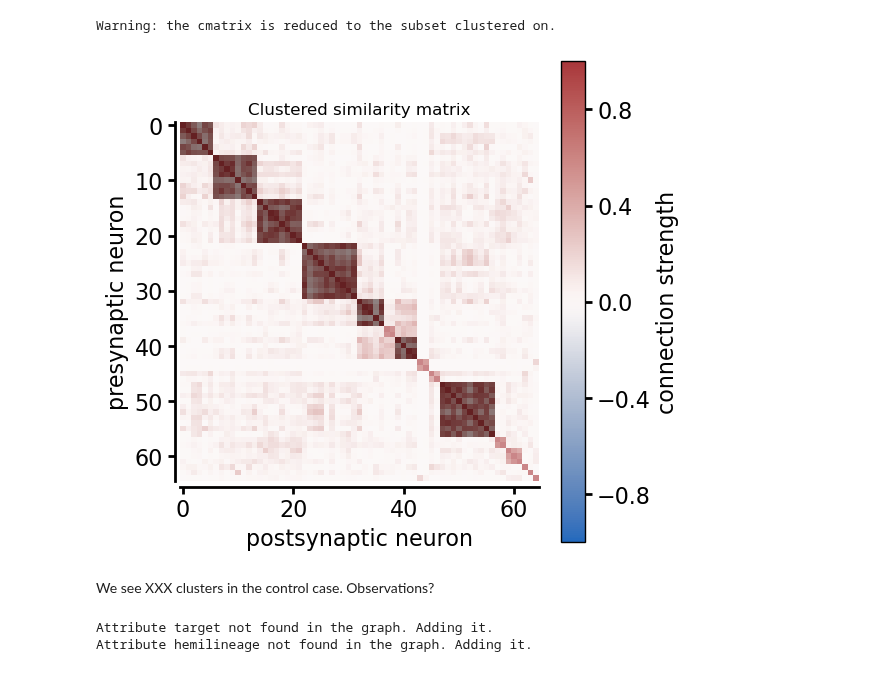
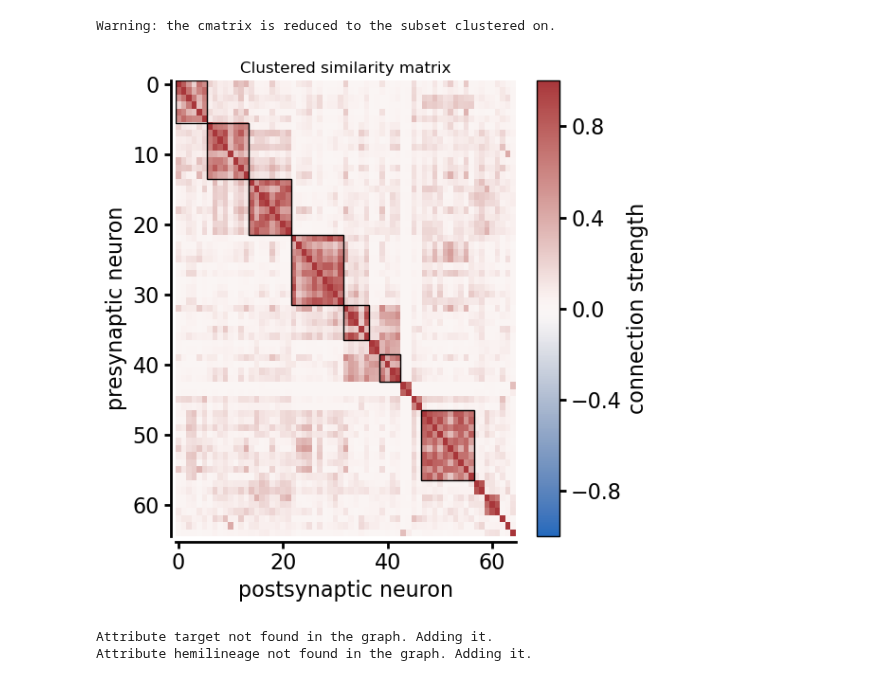
Before and after one commit to NeLy-EPFL/vnc_networks, a Jupyter notebook: scripts/generate_plots/muscle_synergies.ipynb, the cells around one changed output. Drawn from its saved outputs; the diff is of its cells as text; code cells hidden in the pictures.

```diff
--- a/scripts/generate_plots/muscle_synergies.ipynb
+++ b/scripts/generate_plots/muscle_synergies.ipynb
@@ -29,7 +34,7 @@ FIG_DIR = MANC(manc_version).get_fig_dir()
 MDN_FIGS = os.path.join(FIG_DIR, MDN_DIR)
 os.makedirs(MDN_FIGS, exist_ok=True)
 # %%
-savefigs = True  # True to save figures
+savefigs = False  # True to save figures
 # %%
 CR = MANC(manc_version)
 split_mdn_vnc = mdn_helper.get_vnc_split_MDNs_by_neuropil(
@@ -154,27 +159,39 @@ Warning: the cmatrix is reduced to the subset clustered on.
 # %%
 # Visualise the clusters
 
 fig, ax = plt.subplots(figsize=(6, 6))
 # Visualise the similarity matrix and its clusters
 clustered_sim_mat = clustered_cmatrix.get_matrix().todense()
 # create a matrix of zeros
 mat = np.zeros((clustered_sim_mat.shape[0], clustered_sim_mat.shape[1]))
 # draw the boundaries between clusters
 for cluster in index_clusters:
     mat[cluster[0] : cluster[-1] + 1, cluster[0] : cluster[-1] + 1] = 1
 ax, _ = clustered_cmatrix.imshow(savefig=False, ax=ax, title="Clustered similarity matrix")
-ax.imshow(mat, cmap="binary", alpha=0.4)
+
+#ax.imshow(mat, cmap="binary", alpha=0.4)
+# Instead of shading the clusters, draw the boundaries as black boxes
+for cluster in index_clusters:
+    ax.add_patch(
+        plt.Rectangle(
+            (cluster[0] - 0.5, cluster[0] - 0.5),
+            len(cluster),
+            len(cluster),
+            edgecolor="black",
+            facecolor="none",
+            lw=1,
+        )
+    )
+
 
 if savefigs:
     plt.savefig(
         os.path.join(MDN_FIGS,"clustered_similarity_matrix_T3_R_MNs_control.pdf"),
         dpi=params.DPI, bbox_inches="tight", transparent=True
     )
 plt.show()
 # %% [output]
-[figure, old version]
+[figure, new version]
-# %% [markdown]
-We see XXX clusters in the control case. Observations?
 # %%
 # Save the clusters
 # create a df with a column for the cluster number, one for the neuron uid, one
```
Also changed, not shown: parts of 20 cells of this notebook, 3 other files.
